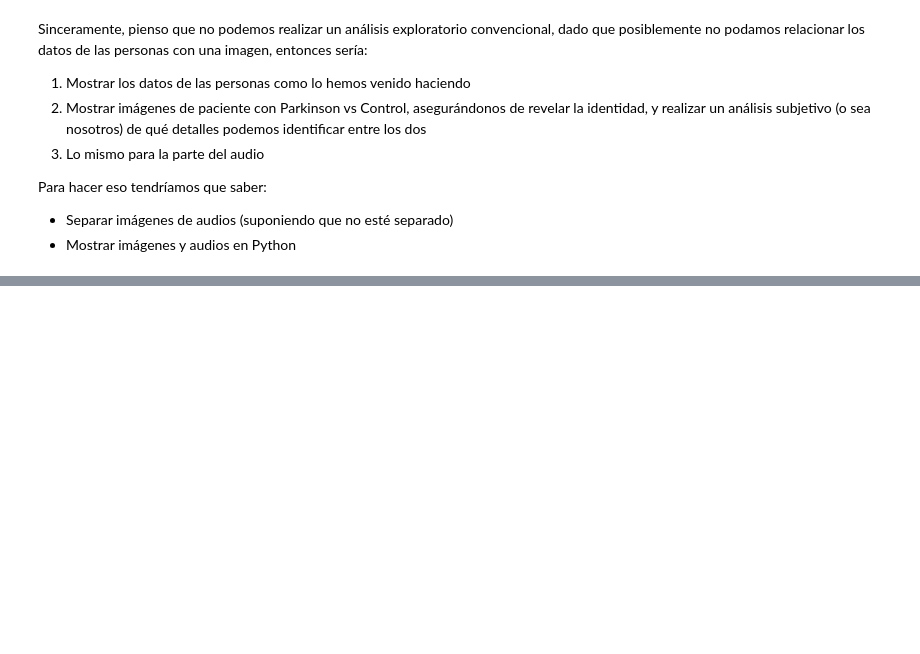
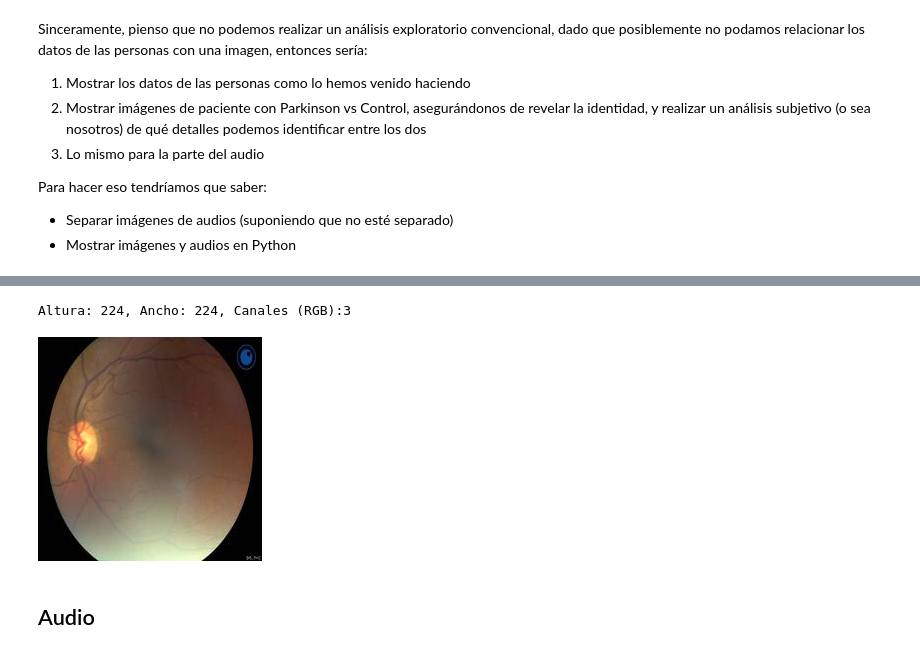
Before and after one commit to AndresFelipeMunozAguilar/Proyecto_Final_IA1_UIS, a Jupyter notebook: Data_Analysis.ipynb, the cells around one changed output, grey strips where cells are left out. Drawn from its saved outputs; the diff is of its cells as text; code cells hidden in the pictures; blank space fills up the shorter version.

```diff
--- a/Data_Analysis.ipynb
+++ b/Data_Analysis.ipynb
@@ -66,0 +112,14 @@ Para hacer eso tendríamos que saber:
+# %%
+#@title Mostrando imágenes con Open CV
+import cv2
+from google.colab.patches import cv2_imshow
+
+image = cv2.imread('imagenes/IM0535EY.JPG')
+(h, w, c) = image.shape[:3]
+print(f"Altura: {h}, Ancho: {w}, Canales (RGB):{c}")
+cv2_imshow(image)
+# %% [output]
+Altura: 224, Ancho: 224, Canales (RGB):3
+[figure, added]
+# %% [markdown]
+## Audio
```
Also changed, not shown: parts of 8 cells of this notebook.
